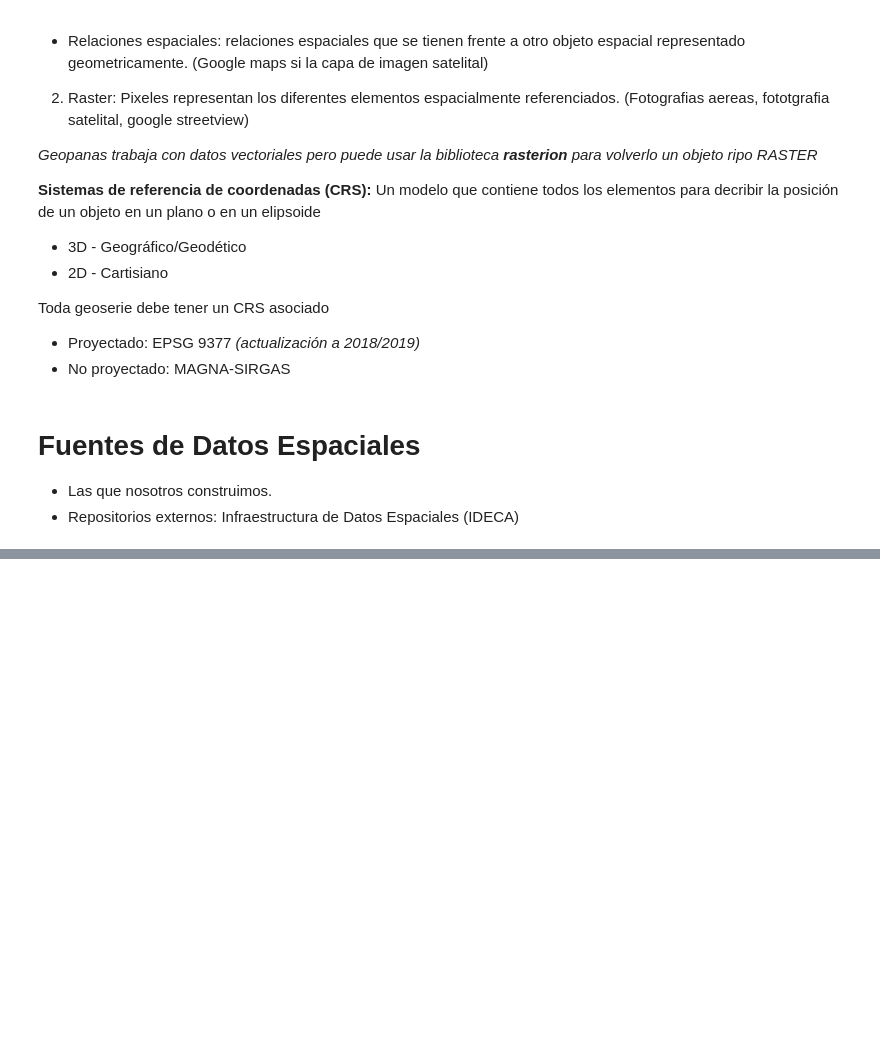
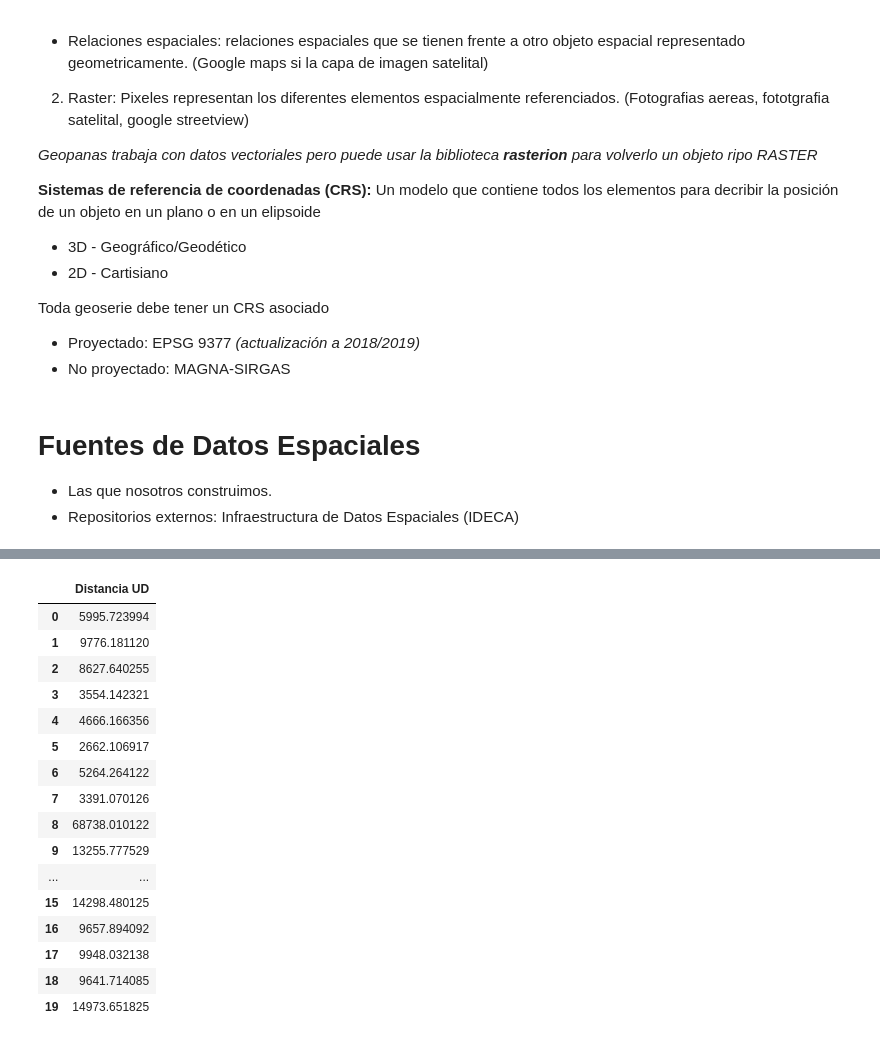
Before and after one commit to Mariaranbo16/Geopandas, a Jupyter notebook: IntroGeoPandas_2024_04_29.ipynb, the cells around one changed output, grey strips where cells are left out. Saved outputs shown, nothing was run; the diff lists cells and outputs as text; code cells hidden in the pictures; blank space fills up the shorter version.

```diff
--- a/IntroGeoPandas_2024_04_29.ipynb
+++ b/IntroGeoPandas_2024_04_29.ipynb
@@ -164,0 +213,13 @@ Calcular la distancia de la UD a cada centriode de las localidades.
+# %%
+# Obteniendo las cordenadas estes y nortes de los centroides para calcular la distancia de la UD hasta cada localidad
+gdf_tarea = gdf_tarea.set_geometry("Centroide")
+centroides_tarea = gdf_tarea.geometry.centroid
+cord_este = centroides_tarea.x
+cord_norte = centroides_tarea.y
+
+#Añadiendo cada distancia a un array para facilitar el calculo
+estes = []
+nortes = []
+for i in range(0,20):
+    estes.append(cord_este[i])
+    nortes.append(cord_norte[i])
@@ -164,0 +255,24 @@ Calcular la distancia de la UD a cada centriode de las localidades.
+# %%
+#Creando la column
+lst_dst = np.array(dist)
+
+gdf_distancia = gpd.GeoDataFrame(lst_dst, columns=['Distancia UD'])
+gdf_distancia
+# %% [output]
+|  | Distancia UD |
+| 0 | 5995.723994 |
+| 1 | 9776.181120 |
+| 2 | 8627.640255 |
+| 3 | 3554.142321 |
+| 4 | 4666.166356 |
+| 5 | 2662.106917 |
+| 6 | 5264.264122 |
+| 7 | 3391.070126 |
+| 8 | 68738.010122 |
+| 9 | 13255.777529 |
+| ... | ... |
+| 15 | 14298.480125 |
+| 16 | 9657.894092 |
+| 17 | 9948.032138 |
+| 18 | 9641.714085 |
+| 19 | 14973.651825 |
```
Also changed, not shown: parts of 11 cells of this notebook.
